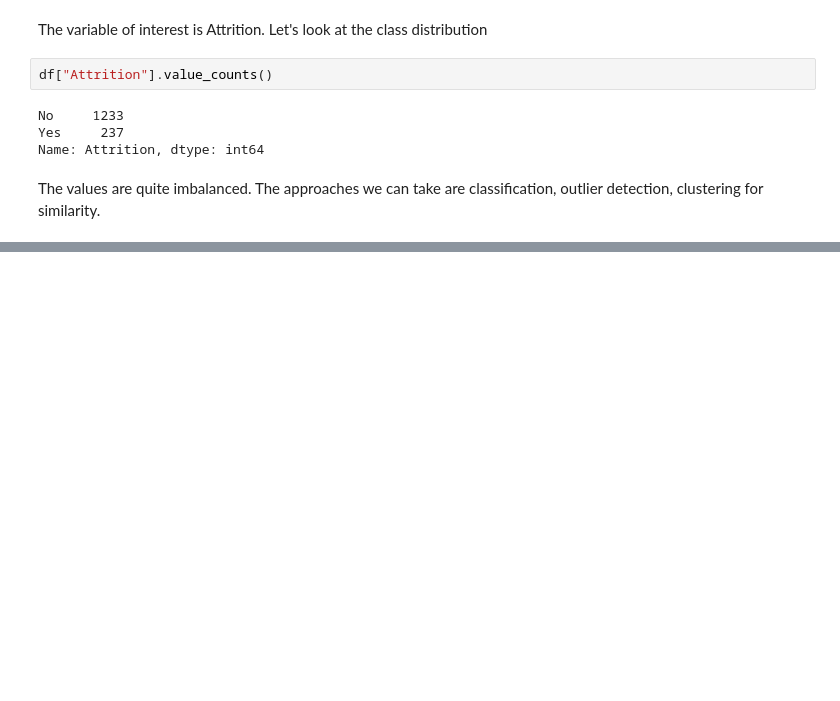
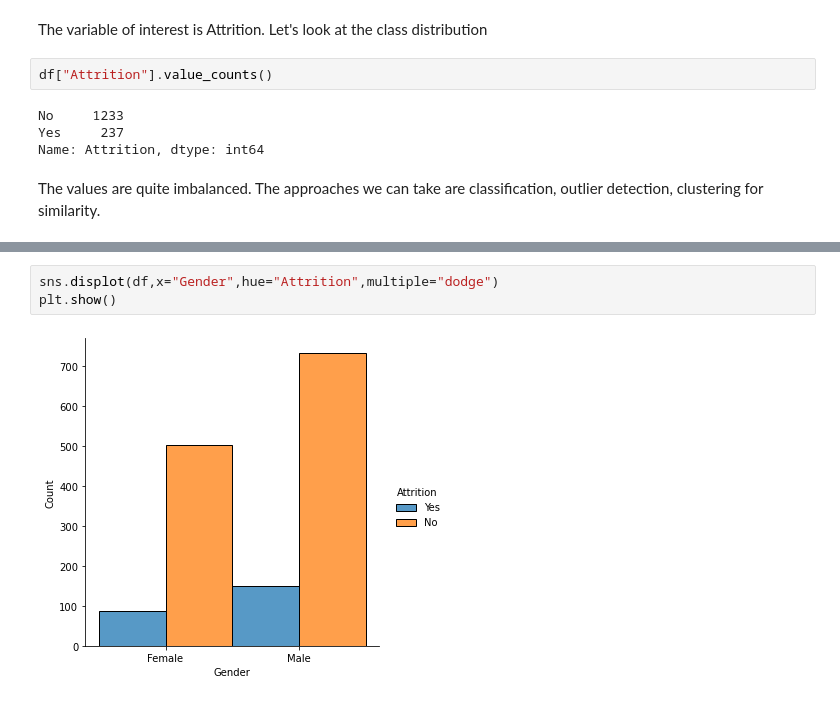
Before and after one commit to tdesai1969/540_group_project, a Jupyter notebook: Akshay/inital_exploring.ipynb, the cells around one changed output, grey strips where cells are left out. Saved outputs shown, nothing was run; the diff lists cells and outputs as text; blank space fills up the shorter version.

```diff
--- a/Akshay/inital_exploring.ipynb
+++ b/Akshay/inital_exploring.ipynb
@@ -121,0 +156,5 @@ The values are quite imbalanced. The approaches we can take are classification,
+# %%
+sns.displot(df,x="Gender",hue="Attrition",multiple="dodge")
+plt.show()
+# %% [output]
+[figure, added]
```
Also changed, not shown: parts of 12 cells of this notebook.
